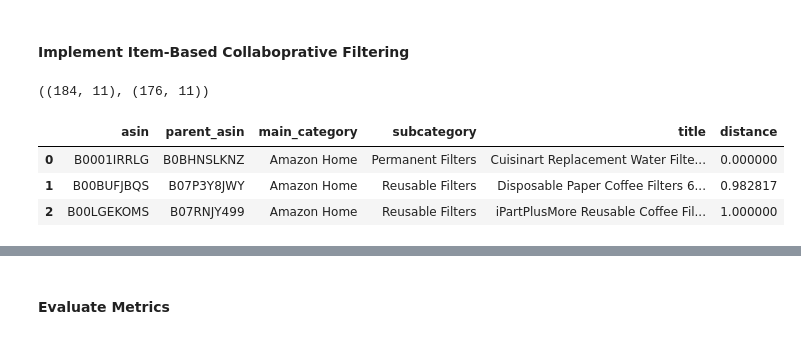
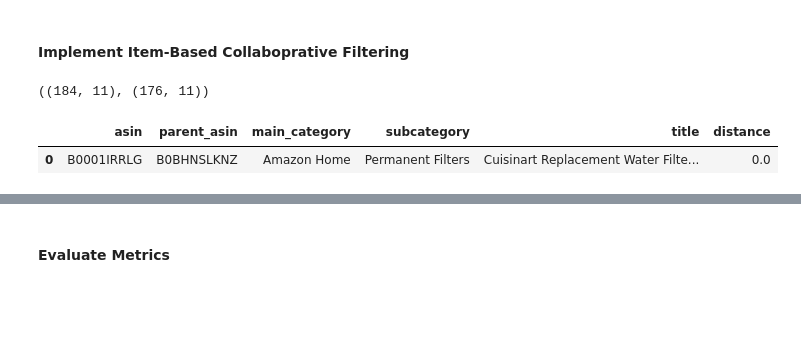
Before and after one commit to ds-edu/capstone-recsys, a Jupyter notebook: recsys_ecomm/notebooks/recsys.ipynb, the cells around one changed output, grey strips where cells are left out. Saved outputs shown, nothing was run; the diff lists cells and outputs as text; code cells hidden in the pictures; blank space fills up the shorter version.

```diff
--- a/recsys_ecomm/notebooks/recsys.ipynb
+++ b/recsys_ecomm/notebooks/recsys.ipynb
@@ -1267,13 +1308,11 @@ for idx, dist in topk_prods:
 # Convert to DataFrame
 df_similar_recos = pd.DataFrame(similar_recos)
 # %%
-#Verify query item on top list and dist
-df_similar_recos.head(3)
+# Verify query item on top list and dist = 0
+df_similar_recos.head(1)
 # %% [output]
 |  | asin | parent_asin | main_category | subcategory | title | distance |
-| 0 | B0001IRRLG | B0BHNSLKNZ | Amazon Home | Permanent Filters | Cuisinart Replacement Water Filte... | 0.000000 |
-| 1 | B00BUFJBQS | B07P3Y8JWY | Amazon Home | Reusable Filters | Disposable Paper Coffee Filters 6... | 0.982817 |
-| 2 | B00LGEKOMS | B07RNJY499 | Amazon Home | Reusable Filters | iPartPlusMore Reusable Coffee Fil... | 1.000000 |
+| 0 | B0001IRRLG | B0BHNSLKNZ | Amazon Home | Permanent Filters | Cuisinart Replacement Water Filte... | 0.0 |
 # %%
 # Display the top k similar products
 df_similar_recos[1:]
```
Also changed, not shown: parts of 6 cells of this notebook.
